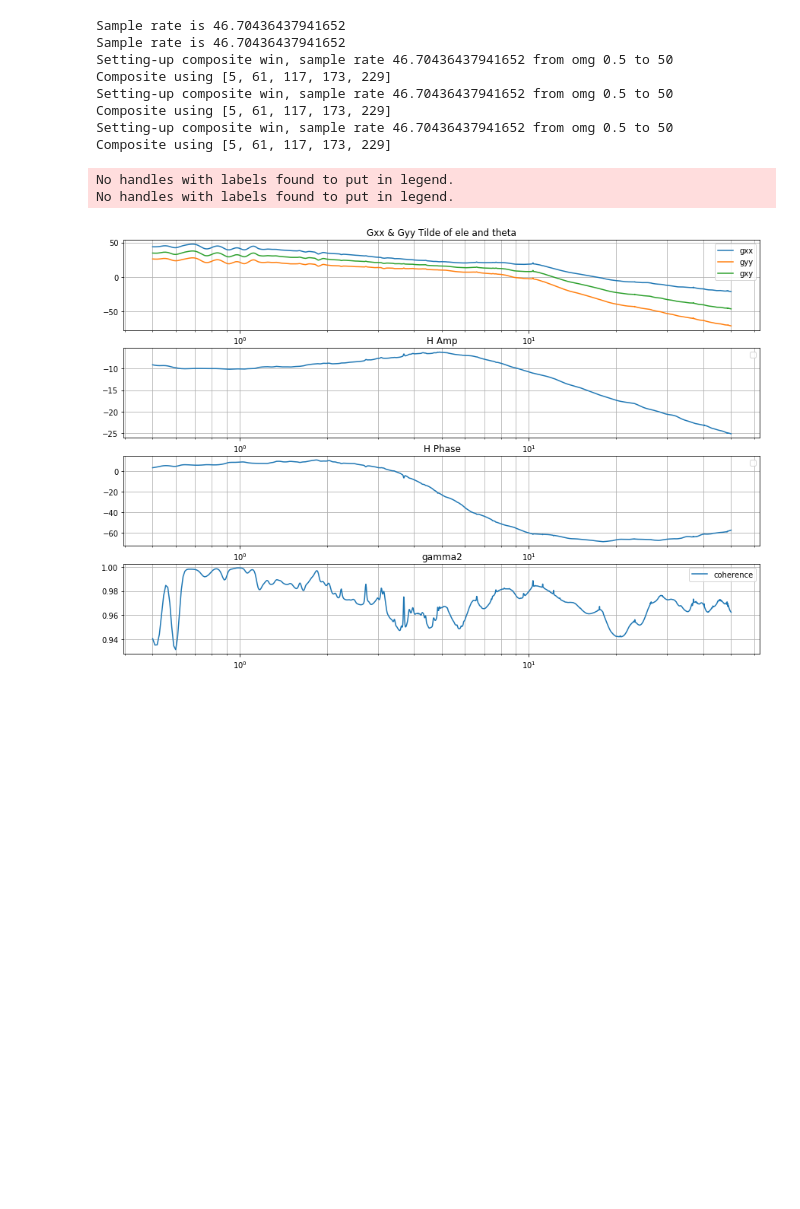
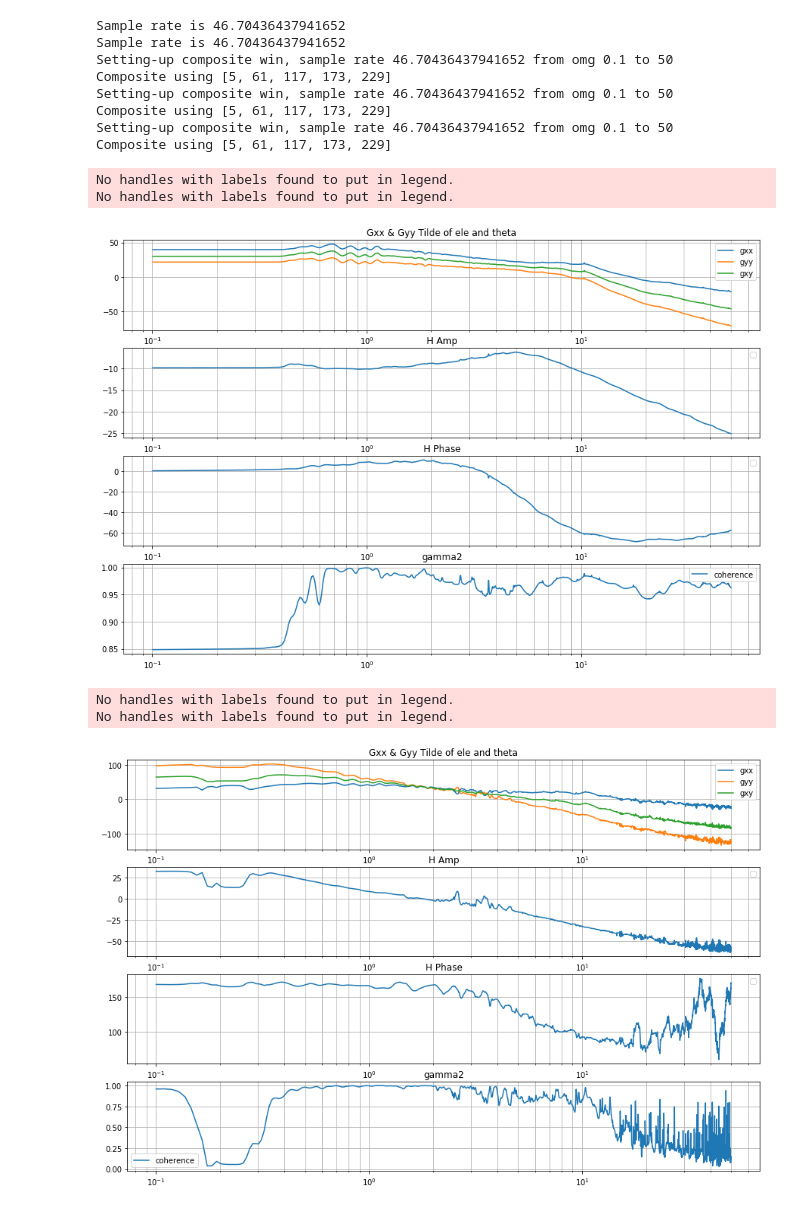
Before and after one commit to xuhao1/pyAircraftIden, a Jupyter notebook: examples/FreqIdenExample.ipynb, the cells around one changed output. Cells and saved outputs as stored; diff of their text form; code cells hidden in the pictures; blank space fills up the shorter version.

```diff
--- a/examples/FreqIdenExample.ipynb
+++ b/examples/FreqIdenExample.ipynb
@@ -12,23 +20,31 @@ q_seq_source = arr[:, 4] # angular velocity output
 vvi_seq_source = arr[:,6] # verticle velocity output
 theta_seq_source = arr[:,2] # pitch angle output
 airspeed_seq = arr[:, 3] # airspeed output
-simo_iden = FreqIdenSIMO(time_seq_source,0.5, 50, ele_seq_source, q_seq_source,theta_seq_source,airspeed_seq, win_num=None)
+simo_iden = FreqIdenSIMO(time_seq_source, 0.1, 50, ele_seq_source, q_seq_source,theta_seq_source,airspeed_seq, win_num=None)
 # %% [output]
 Sample rate is 46.70436437941652
 Sample rate is 46.70436437941652
-Setting-up composite win, sample rate 46.70436437941652 from omg 0.5 to 50
+Setting-up composite win, sample rate 46.70436437941652 from omg 0.1 to 50
 Composite using [5, 61, 117, 173, 229]
-Setting-up composite win, sample rate 46.70436437941652 from omg 0.5 to 50
+Setting-up composite win, sample rate 46.70436437941652 from omg 0.1 to 50
 Composite using [5, 61, 117, 173, 229]
-Setting-up composite win, sample rate 46.70436437941652 from omg 0.5 to 50
+Setting-up composite win, sample rate 46.70436437941652 from omg 0.1 to 50
 Composite using [5, 61, 117, 173, 229]
 # %%
 plt.rc("figure", figsize=(15,10))
 plt.figure("ele->q")
 simo_iden.plt_bode_plot(0)
-#plt.show()
-plt.savefig("ele_q_cessna.png")
+plt.show()
+
+
+plt.figure("ele->airspeed")
+simo_iden.plt_bode_plot(2)
+# Airspeed response is mainly at low frequency domain
+plt.show()
 # %% [output]
 No handles with labels found to put in legend.
 No handles with labels found to put in legend.
-[figure, old version]
+[figure, new version]
+No handles with labels found to put in legend.
+No handles with labels found to put in legend.
+[figure, added]
```
Also changed, not shown: parts of 3 cells of this notebook, 15 other files.
